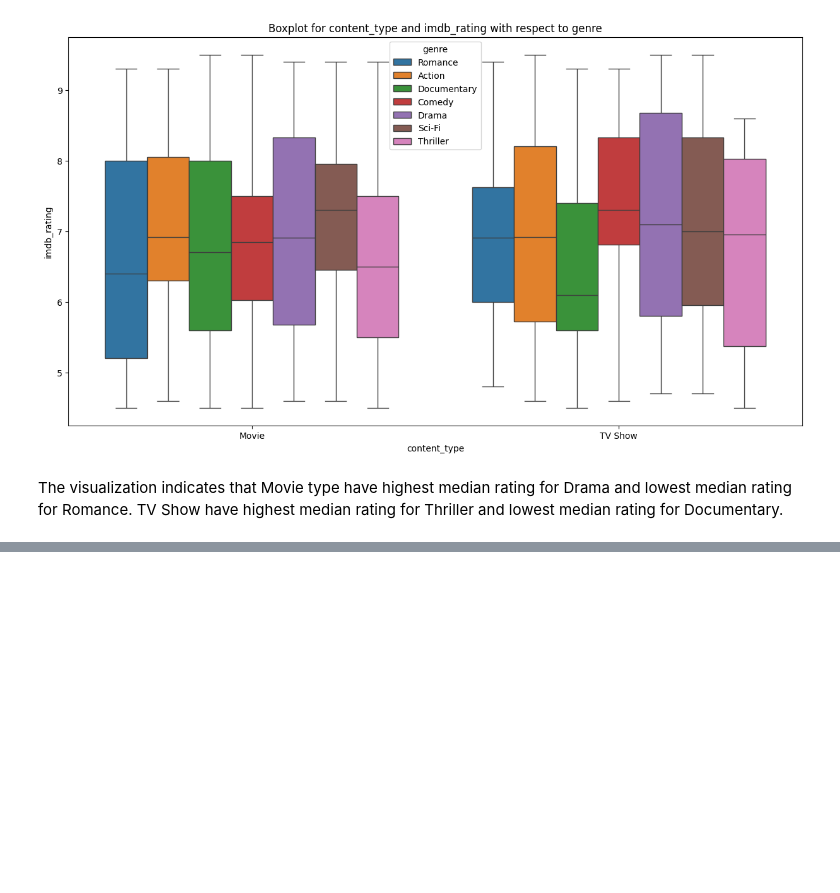
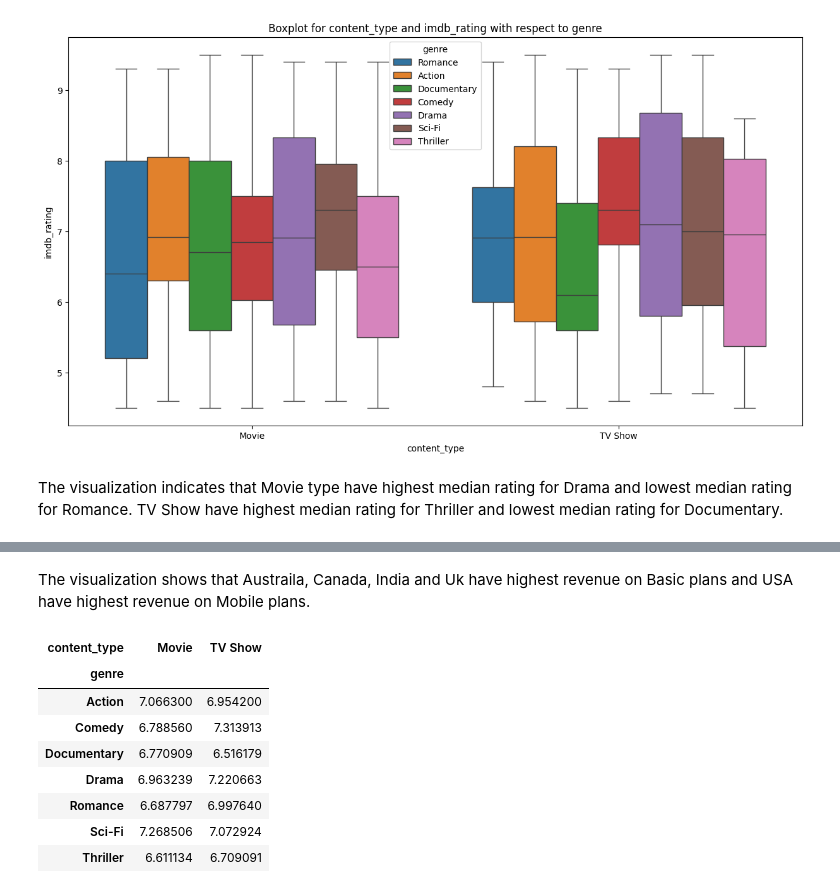
Before and after one commit to anuja-2904/Amazon_Prime_Video_Data, a Jupyter notebook: Amazon_Prime_Video_Data.ipynb, the cells around one changed output, grey strips where cells are left out. Saved outputs shown, nothing was run; the diff lists cells and outputs as text; code cells hidden in the pictures; blank space fills up the shorter version.

```diff
--- a/Amazon_Prime_Video_Data.ipynb
+++ b/Amazon_Prime_Video_Data.ipynb
@@ -1344,0 +1364,15 @@ TV Show have highest median rating for Thriller and lowest median rating for Doc
+# %% [markdown]
+The visualization shows that Austraila, Canada, India and Uk have highest revenue on Basic plans and USA have highest revenue on Mobile plans.
+# %%
+ct2 = pd.crosstab(df["genre"],df["content_type"],values=df["imdb_rating"],aggfunc='mean')
+ct2
+# %% [output]
+| content_type | Movie | TV Show |
+| genre |  |  |
+| Action | 7.066300 | 6.954200 |
+| Comedy | 6.788560 | 7.313913 |
+| Documentary | 6.770909 | 6.516179 |
+| Drama | 6.963239 | 7.220663 |
+| Romance | 6.687797 | 6.997640 |
+| Sci-Fi | 7.268506 | 7.072924 |
+| Thriller | 6.611134 | 6.709091 |
```
Also changed, not shown: parts of 4 cells of this notebook.
